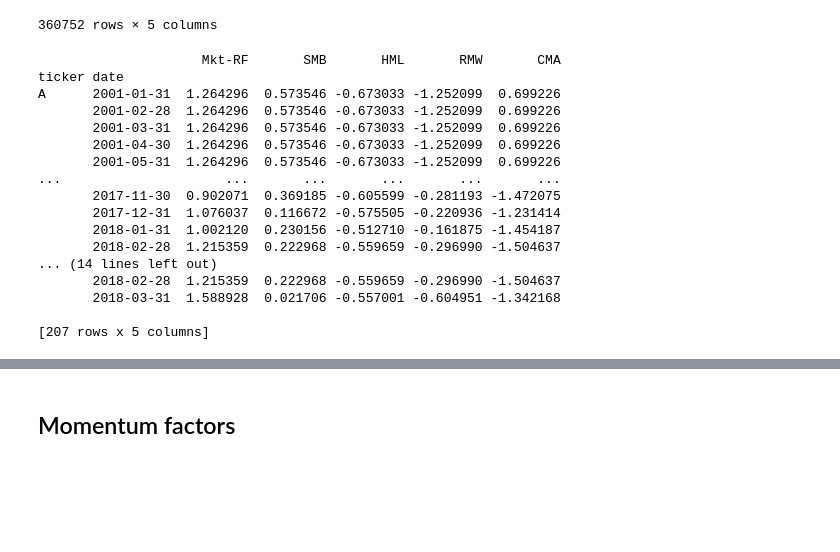
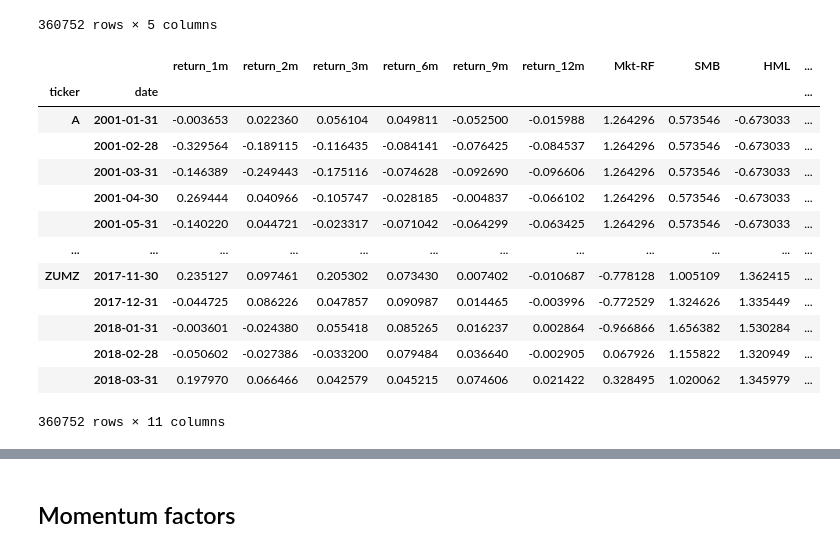
Before and after one commit to KanyangZhao/Machine-Learning-for-Algorithmic-Trading-Second-Edition, a Jupyter notebook: 04_alpha_factor_research/01_feature_engineering.ipynb, the cells around one changed output, grey strips where cells are left out. Cells and saved outputs as stored; diff of their text form; code cells hidden in the pictures; blank space fills up the shorter version.

```diff
--- a/04_alpha_factor_research/01_feature_engineering.ipynb
+++ b/04_alpha_factor_research/01_feature_engineering.ipynb
@@ -342,24 +381,20 @@ data.loc[:, factors]
 360752 rows × 5 columns
 # %%
 for name, group in data.groupby(level = 'ticker')[factors]:#.apply(lambda x: x.fillna(x.mean())):
-    print(group.apply(lambda x: x.fillna(x.mean())))
-    print(data.loc[[name], factors])
-    break
+    data.loc[[name], factors] = group.apply(lambda x: x.fillna(x.mean()))
+data
 # %% [output]
+|  |  | return_1m | return_2m | return_3m | return_6m | return_9m | return_12m | Mkt-RF | SMB | HML | ... |
+| ticker | date |  |  |  |  |  |  |  |  |  | ... |
+| A | 2001-01-31 | -0.003653 | 0.022360 | 0.056104 | 0.049811 | -0.052500 | -0.015988 | 1.264296 | 0.573546 | -0.673033 | ... |
+|  | 2001-02-28 | -0.329564 | -0.189115 | -0.116435 | -0.084141 | -0.076425 | -0.084537 | 1.264296 | 0.573546 | -0.673033 | ... |
+|  | 2001-03-31 | -0.146389 | -0.249443 | -0.175116 | -0.074628 | -0.092690 | -0.096606 | 1.264296 | 0.573546 | -0.673033 | ... |
+|  | 2001-04-30 | 0.269444 | 0.040966 | -0.105747 | -0.028185 | -0.004837 | -0.066102 | 1.264296 | 0.573546 | -0.673033 | ... |
+|  | 2001-05-31 | -0.140220 | 0.044721 | -0.023317 | -0.071042 | -0.064299 | -0.063425 | 1.264296 | 0.573546 | -0.673033 | ... |
+| ... | ... | ... | ... | ... | ... | ... | ... | ... | ... | ... | ... |
+| ZUMZ | 2017-11-30 | 0.235127 | 0.097461 | 0.205302 | 0.073430 | 0.007402 | -0.010687 | -0.778128 | 1.005109 | 1.362415 | ... |
+|  | 2017-12-31 | -0.044725 | 0.086226 | 0.047857 | 0.090987 | 0.014465 | -0.003996 | -0.772529 | 1.324626 | 1.335449 | ... |
+|  | 2018-01-31 | -0.003601 | -0.024380 | 0.055418 | 0.085265 | 0.016237 | 0.002864 | -0.966866 | 1.656382 | 1.530284 | ... |
+|  | 2018-02-28 | -0.050602 | -0.027386 | -0.033200 | 0.079484 | 0.036640 | -0.002905 | 0.067926 | 1.155822 | 1.320949 | ... |
+|  | 2018-03-31 | 0.197970 | 0.066466 | 0.042579 | 0.045215 | 0.074606 | 0.021422 | 0.328495 | 1.020062 | 1.345979 | ... |
-                     Mkt-RF       SMB       HML       RMW       CMA
-ticker date
-A      2001-01-31  1.264296  0.573546 -0.673033 -1.252099  0.699226
-       2001-02-28  1.264296  0.573546 -0.673033 -1.252099  0.699226
-       2001-03-31  1.264296  0.573546 -0.673033 -1.252099  0.699226
-       2001-04-30  1.264296  0.573546 -0.673033 -1.252099  0.699226
-       2001-05-31  1.264296  0.573546 -0.673033 -1.252099  0.699226
-...                     ...       ...       ...       ...       ...
-       2017-11-30  0.902071  0.369185 -0.605599 -0.281193 -1.472075
-       2017-12-31  1.076037  0.116672 -0.575505 -0.220936 -1.231414
-       2018-01-31  1.002120  0.230156 -0.512710 -0.161875 -1.454187
-       2018-02-28  1.215359  0.222968 -0.559659 -0.296990 -1.504637
-... (14 lines left out)
-       2018-02-28  1.215359  0.222968 -0.559659 -0.296990 -1.504637
-       2018-03-31  1.588928  0.021706 -0.557001 -0.604951 -1.342168
-
-[207 rows x 5 columns]
+360752 rows × 11 columns
```
Also changed, not shown: parts of 16 cells of this notebook, 4 other files.
